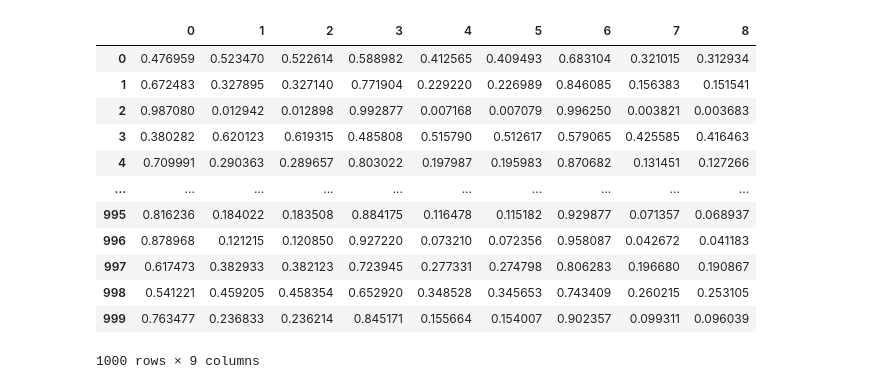
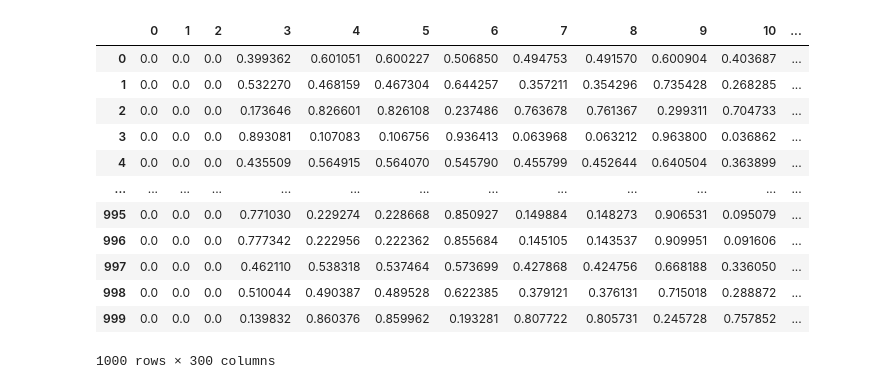
Before and after one commit to dharma610/Neural-network-model-for-compartmenral-model-SIR-and-SEIR-, a Jupyter notebook: part5.ipynb, the cells around one changed output. Drawn from its saved outputs; the diff is of its cells as text; code cells hidden in the pictures.

```diff
--- a/part5.ipynb
+++ b/part5.ipynb
@@ -308,0 +308,9 @@ Trial[8] = R_value[3]
+# %%
+comp_data = pd.DataFrame()
+# %%
+k = 0
+for i in range(100):
+  comp_data[k] = S_value[i]
+  comp_data[k+1] = I_value[i]
+  comp_data[k+2] = R_value[i]
+  k = k+3
@@ -309,5 +333,5 @@ Trial[8] = R_value[3]
 # %%
 from sklearn import preprocessing
-float_array = Trial[[0,1,2,3,4,5,6,7,8]].values.astype(float)
+float_array = comp_data[0:1000].values.astype(float)
 min_max_scaler = preprocessing.MinMaxScaler()
 scaled_array = min_max_scaler.fit_transform(float_array)
@@ -331,17 +338,17 @@ P
 # %%
-data_scaled = pd.DataFrame(scaled_array)
-data_scaled
+comp_data = pd.DataFrame(scaled_array)
+comp_data
 # %% [output]
-|  | 0 | 1 | 2 | 3 | 4 | 5 | 6 | 7 | 8 |
-| 0 | 0.476959 | 0.523470 | 0.522614 | 0.588982 | 0.412565 | 0.409493 | 0.683104 | 0.321015 | 0.312934 |
-| 1 | 0.672483 | 0.327895 | 0.327140 | 0.771904 | 0.229220 | 0.226989 | 0.846085 | 0.156383 | 0.151541 |
-| 2 | 0.987080 | 0.012942 | 0.012898 | 0.992877 | 0.007168 | 0.007079 | 0.996250 | 0.003821 | 0.003683 |
-| 3 | 0.380282 | 0.620123 | 0.619315 | 0.485808 | 0.515790 | 0.512617 | 0.579065 | 0.425585 | 0.416463 |
-| 4 | 0.709991 | 0.290363 | 0.289657 | 0.803022 | 0.197987 | 0.195983 | 0.870682 | 0.131451 | 0.127266 |
-| ... | ... | ... | ... | ... | ... | ... | ... | ... | ... |
-| 995 | 0.816236 | 0.184022 | 0.183508 | 0.884175 | 0.116478 | 0.115182 | 0.929877 | 0.071357 | 0.068937 |
-| 996 | 0.878968 | 0.121215 | 0.120850 | 0.927220 | 0.073210 | 0.072356 | 0.958087 | 0.042672 | 0.041183 |
-| 997 | 0.617473 | 0.382933 | 0.382123 | 0.723945 | 0.277331 | 0.274798 | 0.806283 | 0.196680 | 0.190867 |
-| 998 | 0.541221 | 0.459205 | 0.458354 | 0.652920 | 0.348528 | 0.345653 | 0.743409 | 0.260215 | 0.253105 |
-| 999 | 0.763477 | 0.236833 | 0.236214 | 0.845171 | 0.155664 | 0.154007 | 0.902357 | 0.099311 | 0.096039 |
+|  | 0 | 1 | 2 | 3 | 4 | 5 | 6 | 7 | 8 | 9 | 10 | ... |
+| 0 | 0.0 | 0.0 | 0.0 | 0.399362 | 0.601051 | 0.600227 | 0.506850 | 0.494753 | 0.491570 | 0.600904 | 0.403687 | ... |
+| 1 | 0.0 | 0.0 | 0.0 | 0.532270 | 0.468159 | 0.467304 | 0.644257 | 0.357211 | 0.354296 | 0.735428 | 0.268285 | ... |
+| 2 | 0.0 | 0.0 | 0.0 | 0.173646 | 0.826601 | 0.826108 | 0.237486 | 0.763678 | 0.761367 | 0.299311 | 0.704733 | ... |
+| 3 | 0.0 | 0.0 | 0.0 | 0.893081 | 0.107083 | 0.106756 | 0.936413 | 0.063968 | 0.063212 | 0.963800 | 0.036862 | ... |
+| 4 | 0.0 | 0.0 | 0.0 | 0.435509 | 0.564915 | 0.564070 | 0.545790 | 0.455799 | 0.452644 | 0.640504 | 0.363899 | ... |
+| ... | ... | ... | ... | ... | ... | ... | ... | ... | ... | ... | ... | ... |
+| 995 | 0.0 | 0.0 | 0.0 | 0.771030 | 0.229274 | 0.228668 | 0.850927 | 0.149884 | 0.148273 | 0.906531 | 0.095079 | ... |
+| 996 | 0.0 | 0.0 | 0.0 | 0.777342 | 0.222956 | 0.222362 | 0.855684 | 0.145105 | 0.143537 | 0.909951 | 0.091606 | ... |
+| 997 | 0.0 | 0.0 | 0.0 | 0.462110 | 0.538318 | 0.537464 | 0.573699 | 0.427868 | 0.424756 | 0.668188 | 0.336050 | ... |
+| 998 | 0.0 | 0.0 | 0.0 | 0.510044 | 0.490387 | 0.489528 | 0.622385 | 0.379121 | 0.376131 | 0.715018 | 0.288872 | ... |
+| 999 | 0.0 | 0.0 | 0.0 | 0.139832 | 0.860376 | 0.859962 | 0.193281 | 0.807722 | 0.805731 | 0.245728 | 0.757852 | ... |
-1000 rows × 9 columns
+1000 rows × 300 columns
```
Also changed, not shown: parts of 21 cells of this notebook.
